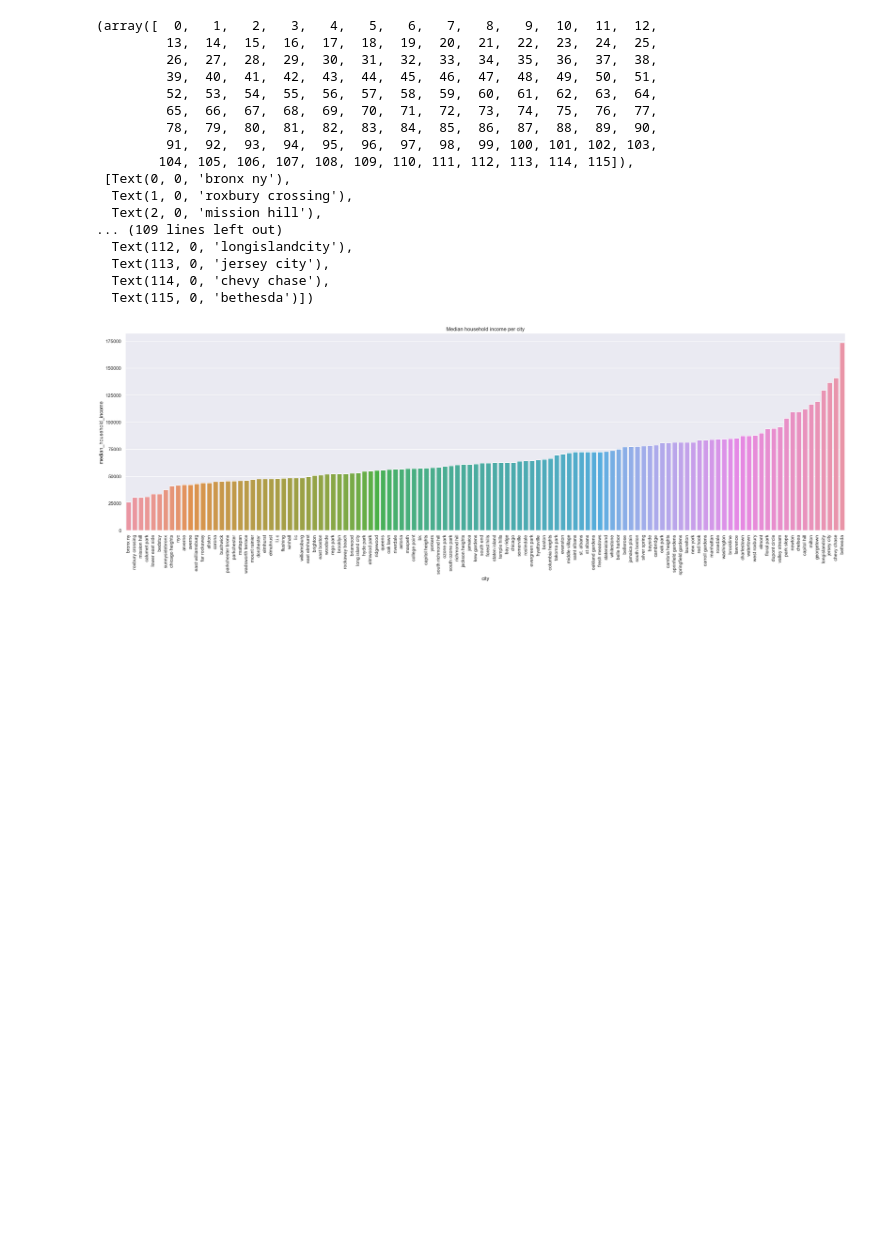
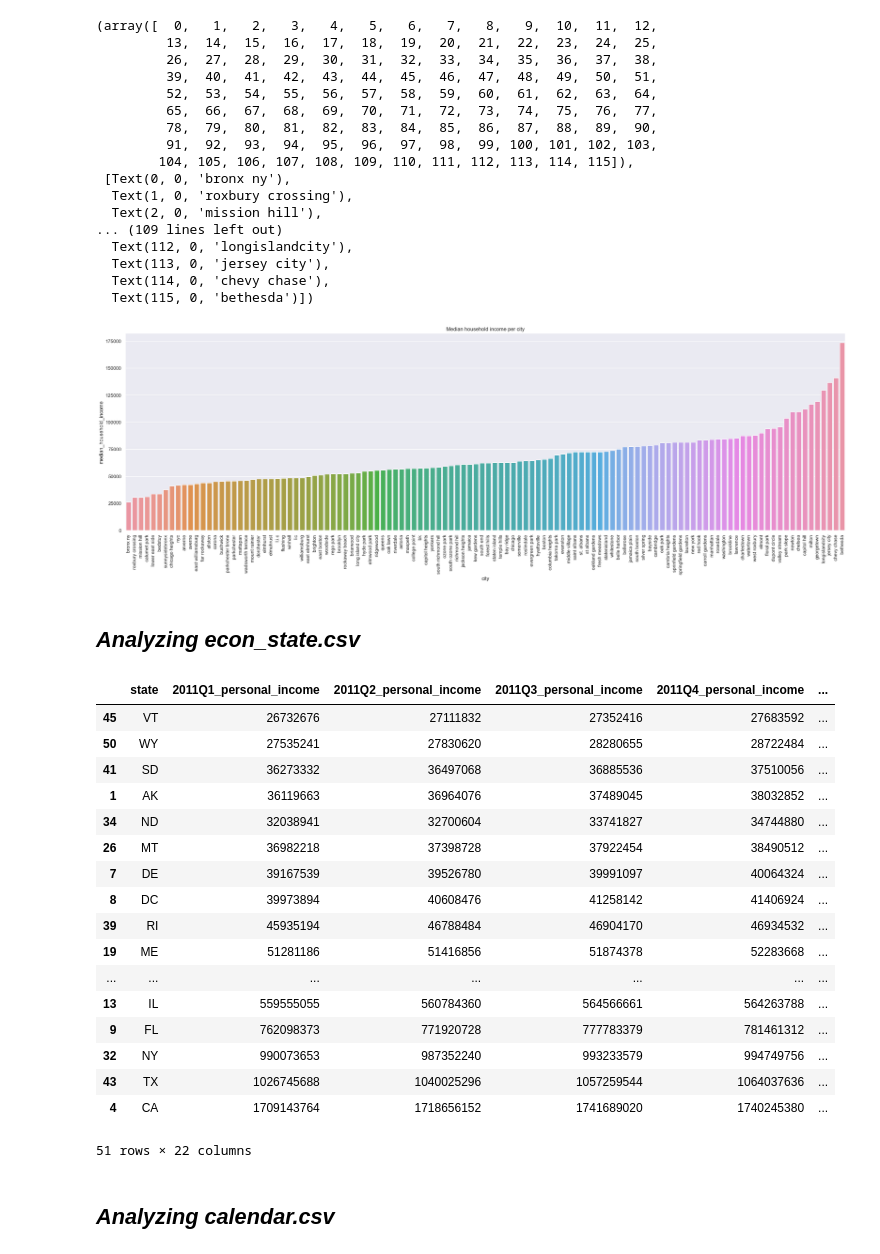
Before and after one commit to DavidB420/airbnbdataanalysis, a Jupyter notebook: airbnb final.ipynb, the cells around one changed output. Saved outputs shown, nothing was run; the diff lists cells and outputs as text; code cells hidden in the pictures; blank space fills up the shorter version.

```diff
--- a/airbnb final.ipynb
+++ b/airbnb final.ipynb
@@ -169,3 +169,50 @@ See the caveats in the documentation: https://pandas.pydata.org/pandas-docs/stab
   Text(114, 0, 'chevy chase'),
   Text(115, 0, 'bethesda')])
 [figure]
+# %% [markdown]
+## *Analyzing econ_state.csv*
+# %%
+econstateDF = pd.read_csv("datasets/econ_state.csv")
+
+westCoastStates = "CA", "WA", "OR"
+
+#econstateDF = econstateDF[econstateDF["state"].isin(westCoastStates)]
+
+econstateDF = econstateDF.drop(list(econstateDF.filter(regex='gdp')),axis=1)
+econstateDF = econstateDF.drop(list(econstateDF.filter(regex='ur')),axis=1)
+
+econstateDF = econstateDF.drop(list(econstateDF.filter(regex='19')),axis=1)
+econstateDF = econstateDF.drop(list(econstateDF.filter(regex='200')),axis=1)
+econstateDF = econstateDF.drop(list(econstateDF.filter(regex='2010')),axis=1)
+econstateDF = econstateDF.drop(list(econstateDF.filter(regex='2016')),axis=1)
+
+econstateColumnNames = [i for i in econstateDF.columns if 'personal_income' in i]
+
+econstateDF[econstateColumnNames] = econstateDF[econstateColumnNames].astype(int)
+
+econstateDF["avg_personal_income"] = econstateDF[econstateColumnNames].mean(axis=1)
+
+econstateDF = econstateDF.sort_values(by=["avg_personal_income"])
+
+econstateDF
+# %% [output]
+|  | state | 2011Q1_personal_income | 2011Q2_personal_income | 2011Q3_personal_income | 2011Q4_personal_income | ... |
+| 45 | VT | 26732676 | 27111832 | 27352416 | 27683592 | ... |
+| 50 | WY | 27535241 | 27830620 | 28280655 | 28722484 | ... |
+| 41 | SD | 36273332 | 36497068 | 36885536 | 37510056 | ... |
+| 1 | AK | 36119663 | 36964076 | 37489045 | 38032852 | ... |
+| 34 | ND | 32038941 | 32700604 | 33741827 | 34744880 | ... |
+| 26 | MT | 36982218 | 37398728 | 37922454 | 38490512 | ... |
+| 7 | DE | 39167539 | 39526780 | 39991097 | 40064324 | ... |
+| 8 | DC | 39973894 | 40608476 | 41258142 | 41406924 | ... |
+| 39 | RI | 45935194 | 46788484 | 46904170 | 46934532 | ... |
+| 19 | ME | 51281186 | 51416856 | 51874378 | 52283668 | ... |
+| ... | ... | ... | ... | ... | ... | ... |
+| 13 | IL | 559555055 | 560784360 | 564566661 | 564263788 | ... |
+| 9 | FL | 762098373 | 771920728 | 777783379 | 781461312 | ... |
+| 32 | NY | 990073653 | 987352240 | 993233579 | 994749756 | ... |
+| 43 | TX | 1026745688 | 1040025296 | 1057259544 | 1064037636 | ... |
+| 4 | CA | 1709143764 | 1718656152 | 1741689020 | 1740245380 | ... |
+51 rows × 22 columns
+# %% [markdown]
+## *Analyzing calendar.csv*
```
Also changed, not shown: parts of 4 cells of this notebook, 7 other files.
